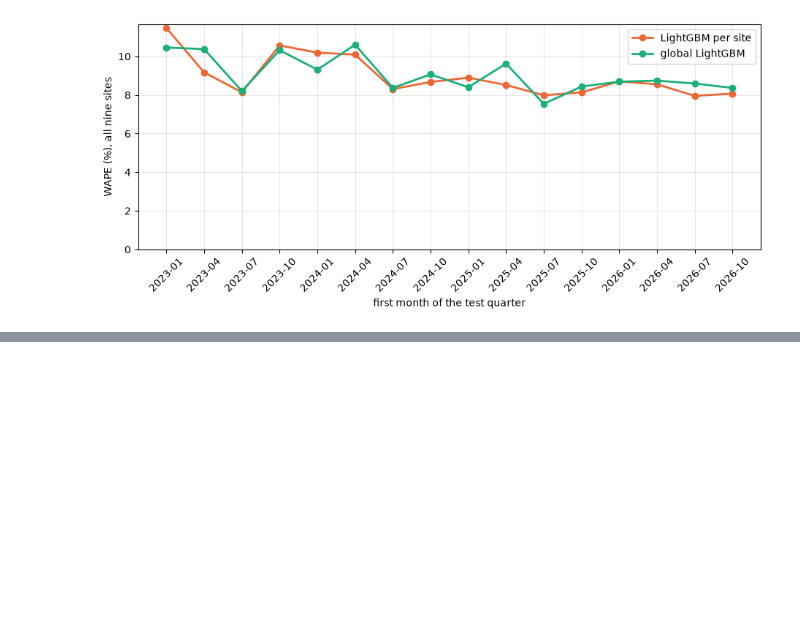
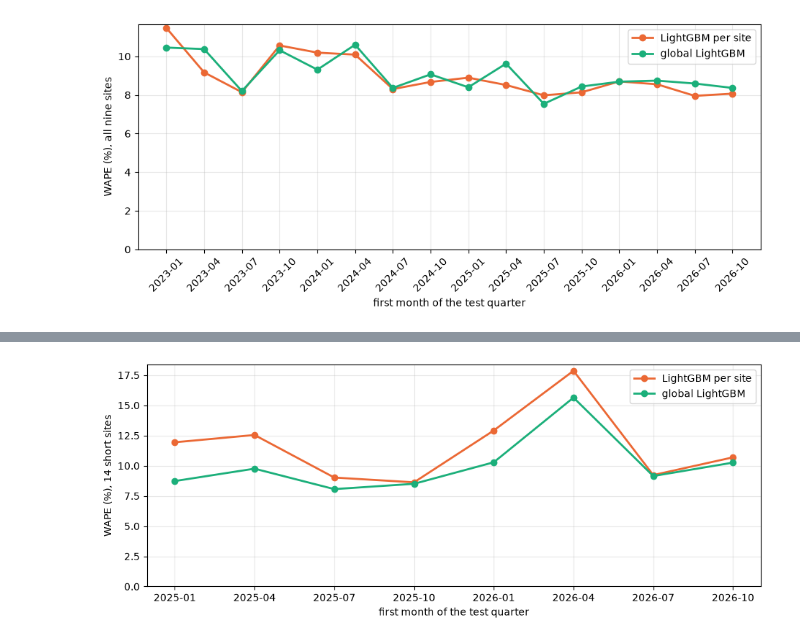
Before and after one commit to annikahackenberg/muenster-cycling-data, a Jupyter notebook: notebooks/03_multi_site_models.ipynb, the cells around one changed output, grey strips where cells are left out. Cells and saved outputs as stored; diff of their text form; code cells hidden in the pictures; blank space fills up the shorter version.

```diff
--- a/notebooks/03_multi_site_models.ipynb
+++ b/notebooks/03_multi_site_models.ipynb
@@ -256,0 +260,12 @@ sites does not add much.
+# %%
+short_names = [site.name for site in SHORT_HISTORY_SITES]
+all_counts = counts | {name: site_counts(all_sites[all_sites["site_name"] == name]) for name in short_names}
+pd.DataFrame({
+    name: {
+        "first day": all_counts[name].index.min().strftime("%Y-%m-%d"),
+        "usable days": int(all_counts[name]["complete"].sum()),
+        "share usable": f"{all_counts[name]['complete'].mean():.0%}",
+        "median per day": all_counts[name].loc[all_counts[name]["complete"], "count"].median(),
+    }
+    for name in short_names
+}).T.sort_values("median per day", ascending=False)
@@ -256,0 +288,11 @@ sites does not add much.
+# %%
+SHORT_TEST_START = pd.Timestamp("2025-01-01")
+all_table = sites_table(all_counts, weather, period_starts={"Warendorfer Straße": PERIOD_STARTS})
+SHORT_MODELS = {name: MODELS[name] for name in ["naive baseline", "LightGBM per site", "global LightGBM"]}
+all_predictions = {
+    name: cross_validate(model, all_table, keep=("site",), first_test_start=SHORT_TEST_START)
+    for name, model in SHORT_MODELS.items()
+}
+
+history = lambda p: p["site"].isin(short_names).map({True: "short history (14)", False: "long history (9)"})
+(pd.DataFrame({name: summarize(p, by=history(p))["wape"] for name, p in all_predictions.items()}) * 100).round(1)
@@ -256,0 +308,5 @@ sites does not add much.
+# %%
+short_predictions = {name: p[p["site"].isin(short_names)] for name, p in all_predictions.items()}
+short_wape = pd.DataFrame({name: summarize(p, by="site")["wape"] * 100 for name, p in short_predictions.items()})
+short_wape["global minus per site (points)"] = short_wape["global LightGBM"] - short_wape["LightGBM per site"]
+short_wape.round(1).sort_values("global LightGBM")
@@ -256,0 +330,16 @@ sites does not add much.
+# %%
+short_folds = [all_table.index[test].min() for _, test in time_series_folds(all_table.index, SHORT_TEST_START)]
+short_by_fold = pd.DataFrame({name: summarize(short_predictions[name], by="fold")["wape"] * 100 for name in SHOWN[1:]})
+short_by_fold.index = [f"{start:%Y-%m}" for start in short_folds]
+
+fig, ax = plt.subplots(figsize=(11, 4))
+for name in SHOWN[1:]:
+    ax.plot(short_by_fold.index, short_by_fold[name], marker="o", lw=2, color=COLORS[name], label=name)
+ax.set_ylabel("WAPE (%), 14 short sites")
+ax.set_xlabel("first month of the test quarter")
+ax.set_ylim(0, None)
+ax.legend()
+ax.grid(alpha=0.3)
+plt.show()
+# %% [output]
+[figure, added]
```
Also changed, not shown: parts of 9 cells of this notebook, 1 other file.
